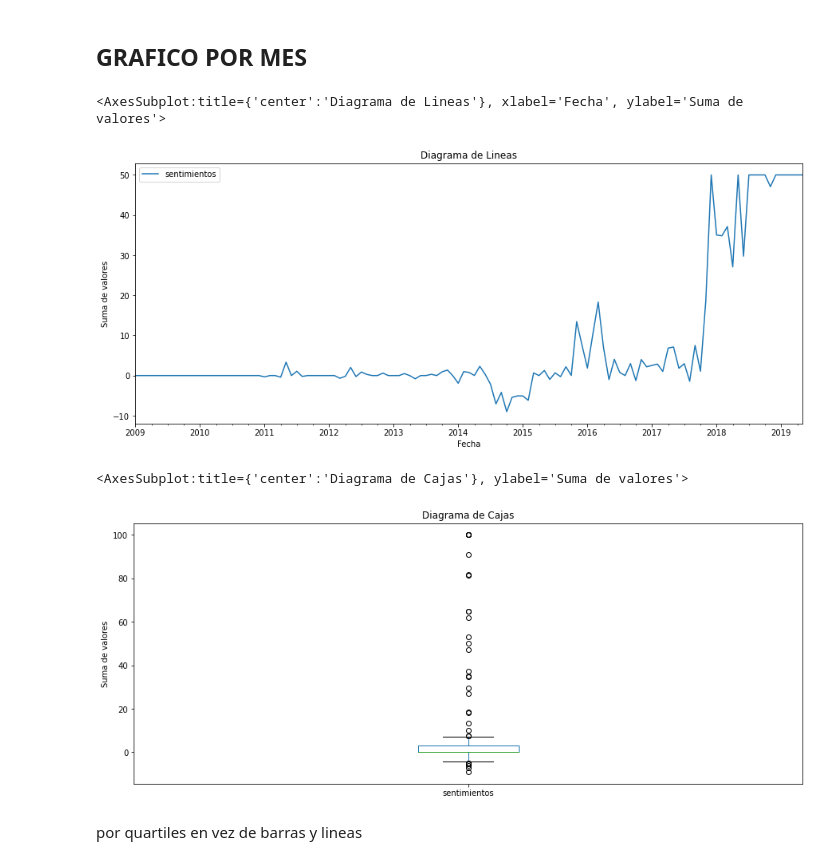
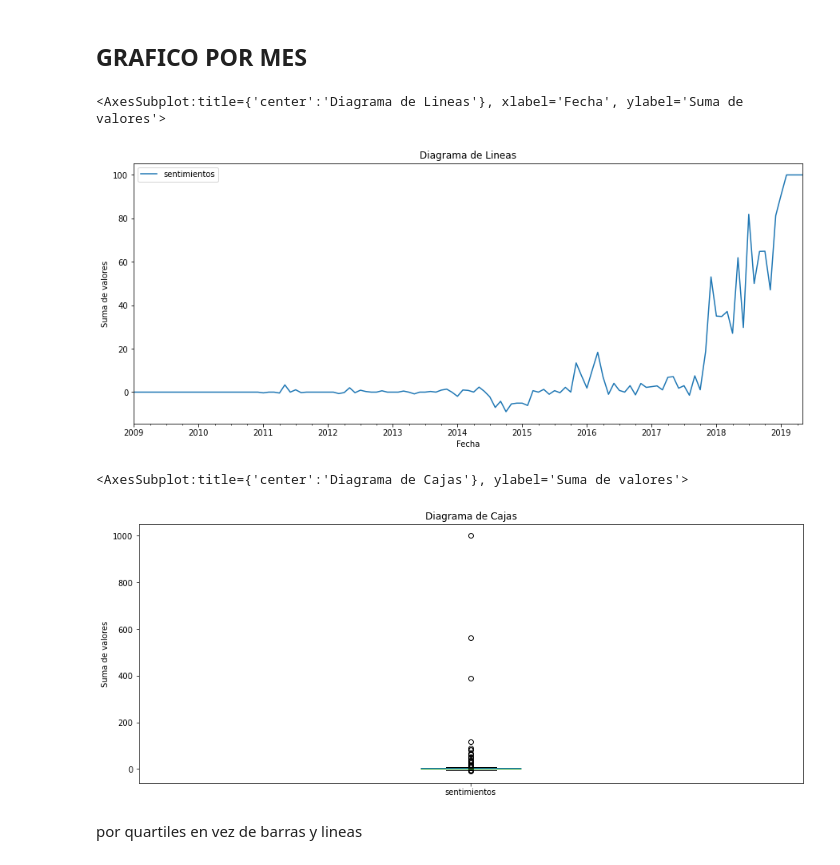
Before and after one commit to AlvaroFarreny/AnalisisSentimientosBTC, a Jupyter notebook: ANALISIS_COMPLETO.ipynb, the cells around one changed output. Saved outputs shown, nothing was run; the diff lists cells and outputs as text; code cells hidden in the pictures.

```diff
--- a/ANALISIS_COMPLETO.ipynb
+++ b/ANALISIS_COMPLETO.ipynb
@@ -326,16 +350,16 @@ dfgrafico.plot(kind='box', title='Diagrama de Cajas', xlabel='Fecha', ylabel='Su
 # %% [markdown]
 ## GRAFICO POR MES
 # %%
-dfgraficomes = dfmes.clip(upper=50)
+dfgraficomes = dfmes.clip(upper=100)
 dfgraficomes.plot(kind='line', title='Diagrama de Lineas', xlabel='Fecha', ylabel='Suma de valores', figsize=(15,6))
 # %% [output]
 <AxesSubplot:title={'center':'Diagrama de Lineas'}, xlabel='Fecha', ylabel='Suma de valores'>
-[figure, old version]
+[figure, new version]
 # %%
 dfgraficomes.plot(kind='box', title='Diagrama de Cajas', xlabel='Fecha', ylabel='Suma de valores', figsize=(15,6))
 # %% [output]
 <AxesSubplot:title={'center':'Diagrama de Cajas'}, ylabel='Suma de valores'>
-[figure, old version]
+[figure, new version]
 # %% [markdown]
 por quartiles en vez de barras y lineas
 # %% [markdown]
```
Also changed, not shown: parts of 6 cells of this notebook.
